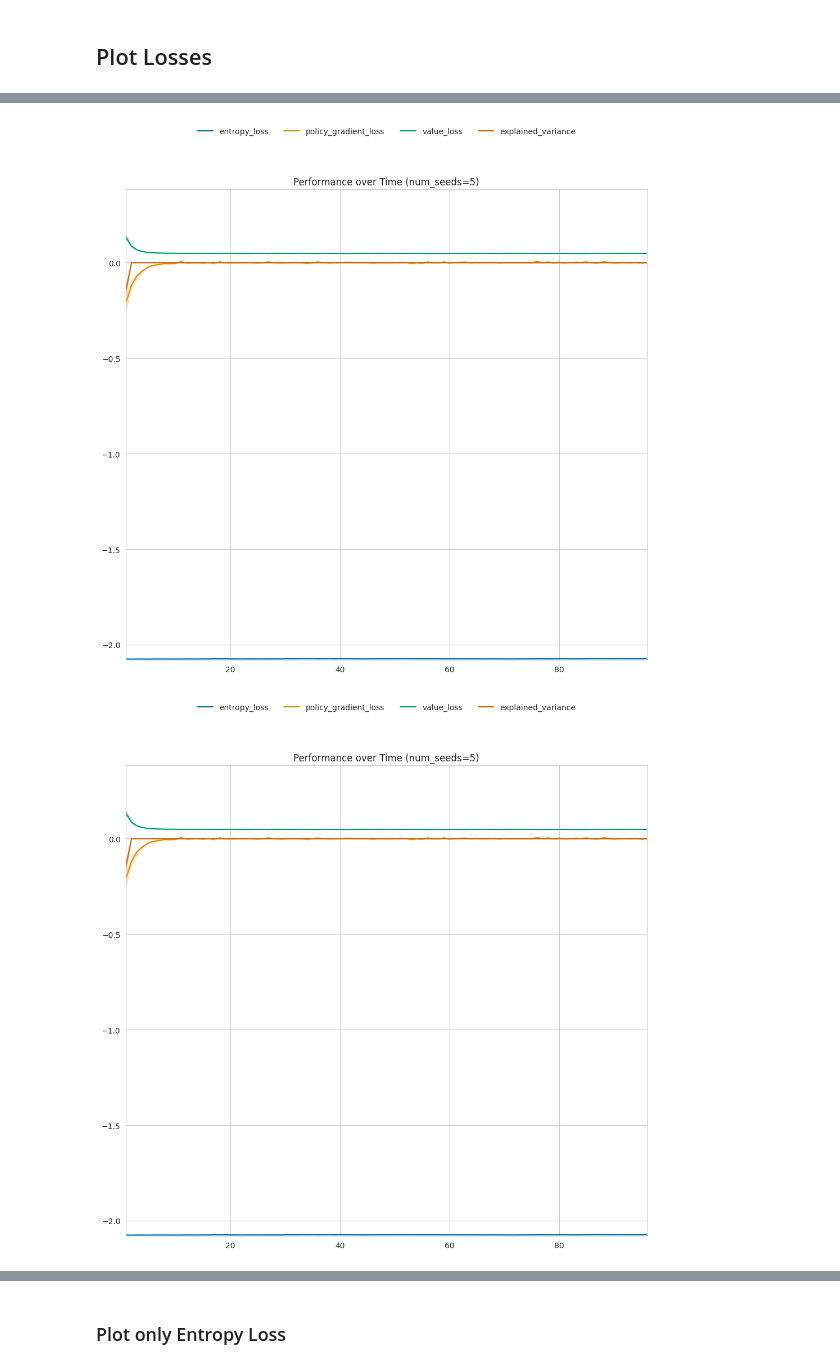
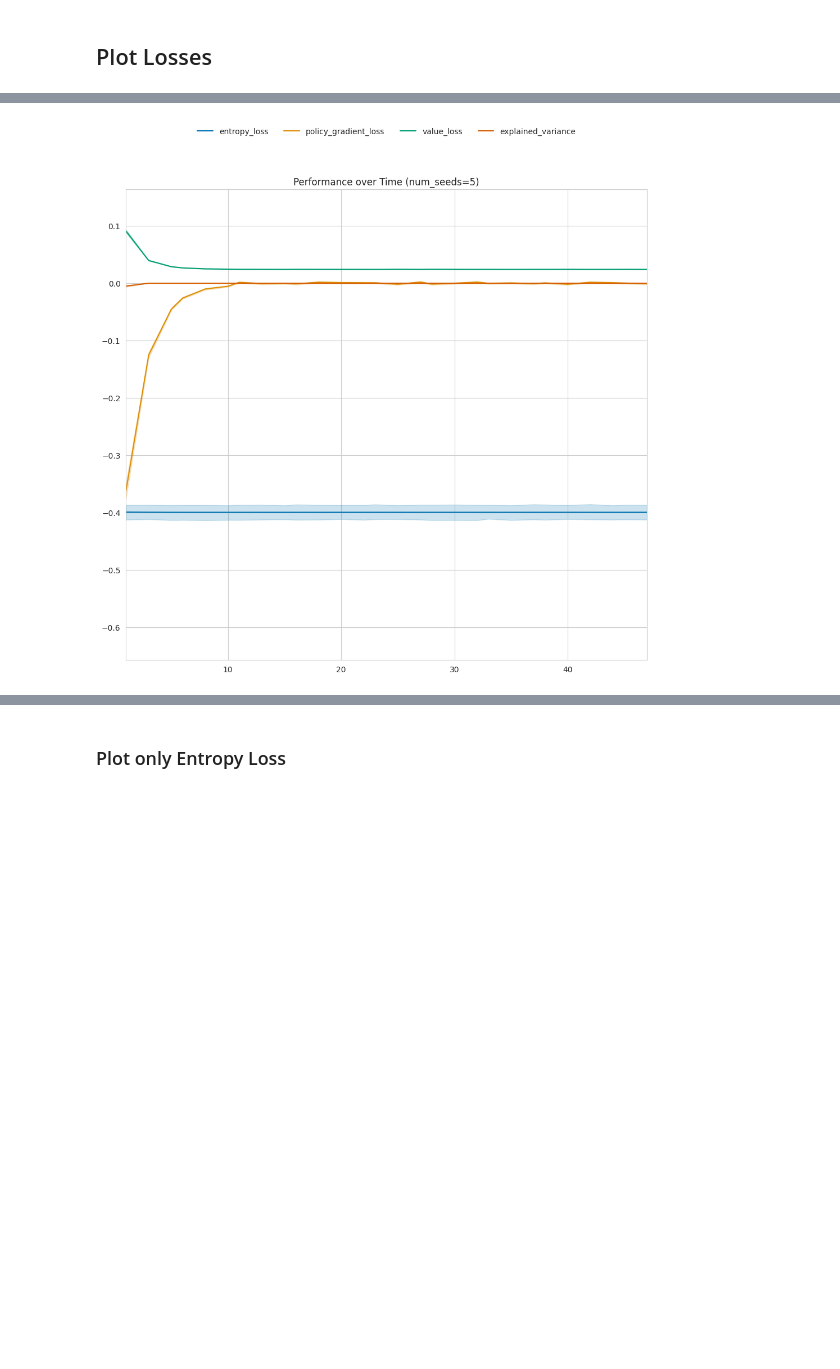
Before and after one commit to automl/GrowNN, a Jupyter notebook: plotting/plot_trianing_process.ipynb, the cells around one changed output, grey strips where cells are left out. Drawn from its saved outputs; the diff is of its cells as text; code cells hidden in the pictures; blank space fills up the shorter version.

```diff
--- a/plotting/plot_trianing_process.ipynb
+++ b/plotting/plot_trianing_process.ipynb
@@ -11,5 +10,5 @@ from matplotlib import pyplot as plt
 import pandas as pd
 set_rc_params()
 # %%
-training_losses = get_logtable(database_name="fehring_growing_nn", table_name="hpo_baseline", logtable_name="training_losses")
+training_losses = get_logtable(database_name="fehring_growing_nn", table_name="hpo_baseline_200_values", logtable_name="training_losses")
 # %% [output]
@@ -36,11 +71,10 @@ training_losses["seed"] = training_losses["worker_number"].astype(int)
 # %%
 y_columns = ["entropy_loss", "policy_gradient_loss","value_loss", "explained_variance"]
 # %%
-for trial_number in training_losses.trial_number.unique()[:3]:
-    fig = plt.figure(figsize=(10, 10))
-    relevant_df = training_losses[training_losses.trial_number == trial_number]
-    plot_performance_comparison_over_time(training_losses, fig, x = "n_rollout", y_columns=y_columns)
-    plt.show()
+trial_number = 167
+fig = plt.figure(figsize=(10, 10))
+relevant_df = training_losses[training_losses.trial_number == trial_number]
+plot_performance_comparison_over_time(training_losses, fig, x = "n_rollout", y_columns=y_columns)
+plt.show()
 # %% [output]
-[figure, old version]
+[figure, new version]
-[figure, removed]
```
Also changed, not shown: parts of 5 cells of this notebook, 6 other files.
